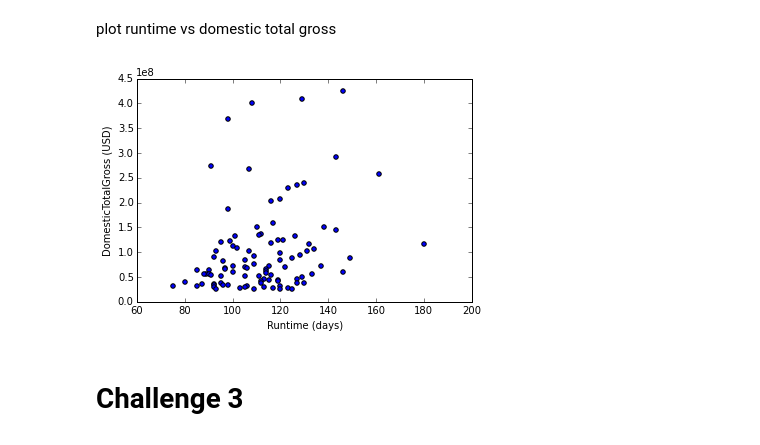
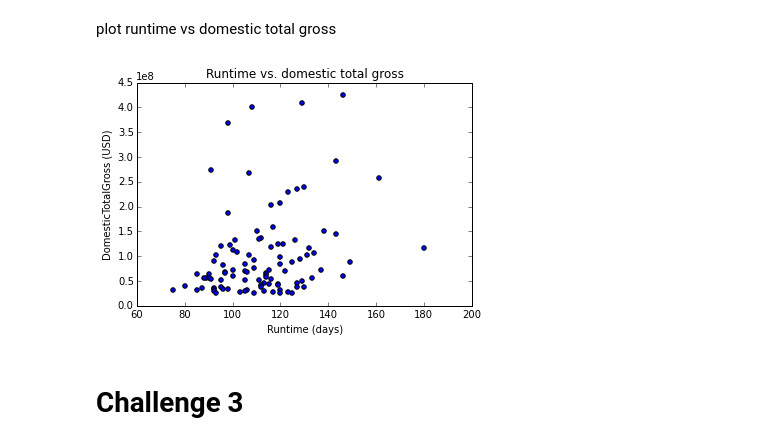
Before and after one commit to fdurant/pandas_challenges, a Jupyter notebook: pandas_challenges.ipynb, the cells around one changed output. Saved outputs shown, nothing was run; the diff lists cells and outputs as text; code cells hidden in the pictures.

```diff
--- a/pandas_challenges.ipynb
+++ b/pandas_challenges.ipynb
@@ -52,11 +41,12 @@ plot runtime vs domestic total gross
 # %%
 #moviesDF.plot(x='Runtime', y='DomesticTotalGross', style='o')
 plt.scatter(moviesDF['Runtime'], moviesDF['DomesticTotalGross'])
 plt.xlabel('Runtime (days)')
 plt.ylabel('DomesticTotalGross (USD)')
+plt.title('Runtime vs. domestic total gross')
 plt.show()
 # %% [output]
-[figure, old version]
+[figure, new version]
 # %% [markdown]
 # Challenge 3
 # %% [markdown]
```
Also changed, not shown: parts of 3 cells of this notebook.
